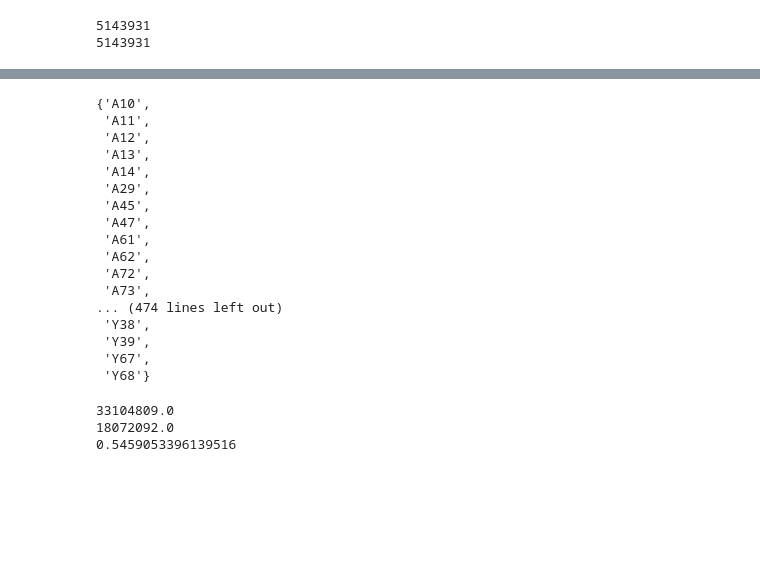
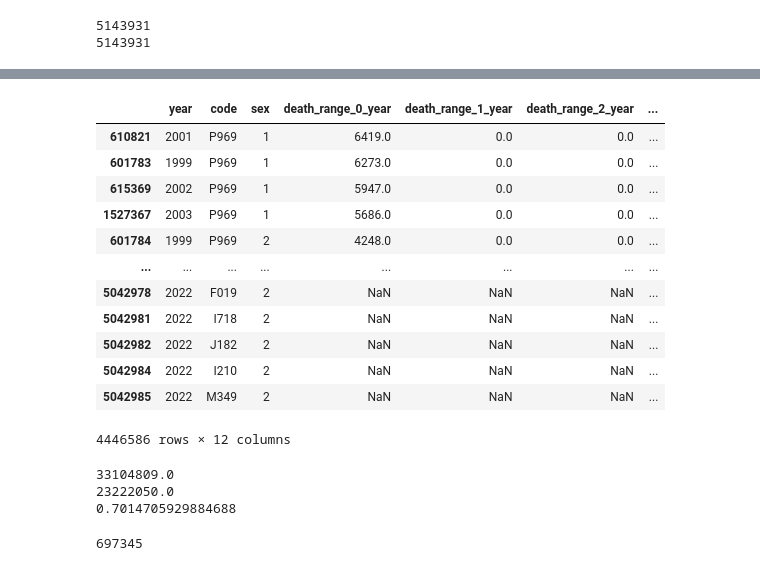
Before and after one commit to msharaf315/data_visualization, a Jupyter notebook: task_two/EDA.ipynb, the cells around one changed output, grey strips where cells are left out. Drawn from its saved outputs; the diff is of its cells as text; code cells hidden in the pictures; blank space fills up the shorter version.

```diff
--- a/task_two/EDA.ipynb
+++ b/task_two/EDA.ipynb
@@ -247,7 +221,7 @@ df_morticid_with_country.head()
 df_morticid_with_country["code"] = pd.Series(df_morticid_with_country["code"], dtype="string")
 df_cause_of_death_code["code"] = pd.Series(df_cause_of_death_code["code"], dtype="string")
 # %%
-df_morticid_with_country["code"] = df_morticid_with_country.code.apply(lambda x : x[0:3] if str(x[0]) != str(1) else x)
+# df_morticid_with_country["code"] = df_morticid_with_country.code.apply(lambda x : x[0:3] if str(x[0]) != str(1) else x)
 df_morticid_with_country["code"].value_counts()
 # %% [output]
 code
@@ -279,4 +253,6 @@ print(len(df_morticid_with_country))
 5143931
 # %%
-set(df_morticid_with_country['code']) - set(df_cause_of_death_code['code'])
+missing_codes = set(df_morticid_with_country['code']) - set(df_cause_of_death_code['code'])
+
+"AAA" in set(df_cause_of_death_code['code'])
 # %% [output]
@@ -300,23 +260,19 @@ set(df_morticid_with_country['code']) - set(df_cause_of_death_code['code'])
-# %%
-set(df_cause_of_death_code['code']) - set(df_morticid_with_country['code'])
-# %% [output]
-{'A10',
- 'A11',
- 'A12',
- 'A13',
- 'A14',
- 'A29',
- 'A45',
- 'A47',
- 'A61',
- 'A62',
- 'A72',
- 'A73',
-... (474 lines left out)
- 'Y38',
- 'Y39',
- 'Y67',
- 'Y68'}
+# %%
+df_morticid_with_country[df_morticid_with_country.code.isin(missing_codes)].sort_values(["death_range_0_year", "death_range_1_year", "death_range_2_year", "death_range_4_year", "death_range_5_9", "death_range_10_14", "death_range_15_19"], ascending=False)
+# %% [output]
+|  | year | code | sex | death_range_0_year | death_range_1_year | death_range_2_year | ... |
+| 610821 | 2001 | P969 | 1 | 6419.0 | 0.0 | 0.0 | ... |
+| 601783 | 1999 | P969 | 1 | 6273.0 | 0.0 | 0.0 | ... |
+| 615369 | 2002 | P969 | 1 | 5947.0 | 0.0 | 0.0 | ... |
+| 1527367 | 2003 | P969 | 1 | 5686.0 | 0.0 | 0.0 | ... |
+| 601784 | 1999 | P969 | 2 | 4248.0 | 0.0 | 0.0 | ... |
+| ... | ... | ... | ... | ... | ... | ... | ... |
+| 5042978 | 2022 | F019 | 2 | NaN | NaN | NaN | ... |
+| 5042981 | 2022 | I718 | 2 | NaN | NaN | NaN | ... |
+| 5042982 | 2022 | J182 | 2 | NaN | NaN | NaN | ... |
+| 5042984 | 2022 | I210 | 2 | NaN | NaN | NaN | ... |
+| 5042985 | 2022 | M349 | 2 | NaN | NaN | NaN | ... |
+4446586 rows × 12 columns
 # %%
 def df_sum(df):
     total = 0
@@ -333,7 +289,10 @@ print(sum_after_merge)
 print(sum_after_merge/sum_before_merge)
 # %% [output]
 33104809.0
-18072092.0
-0.5459053396139516
+23222050.0
+0.7014705929884688
 # %%
-df_morticid_merged.to_csv("minors_causes_of_death.csv")
+# df_morticid_merged.to_csv("minors_causes_of_death.csv")
+len(df_morticid_merged)
+# %% [output]
+697345
```
Also changed, not shown: parts of 9 cells of this notebook, 2 other files.
